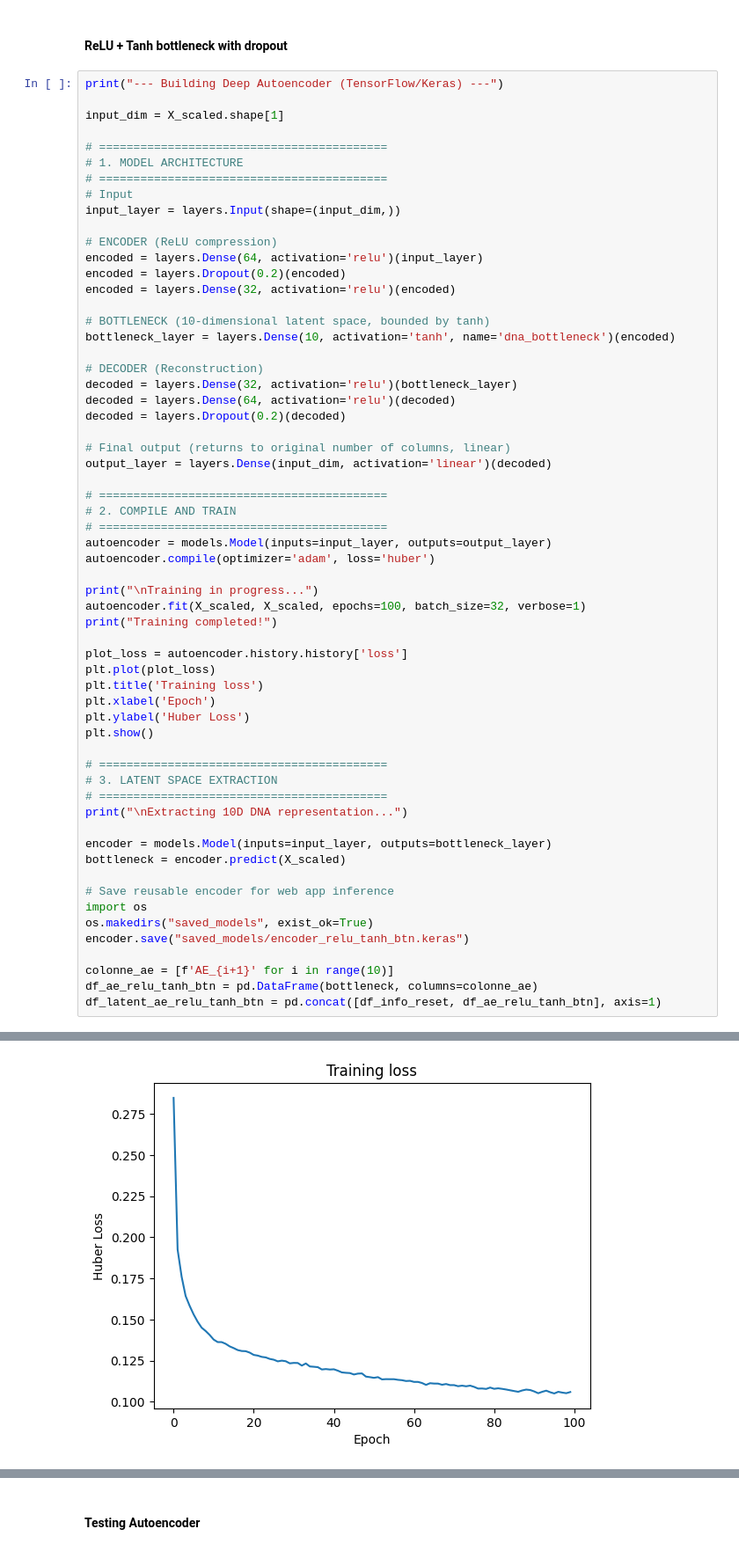
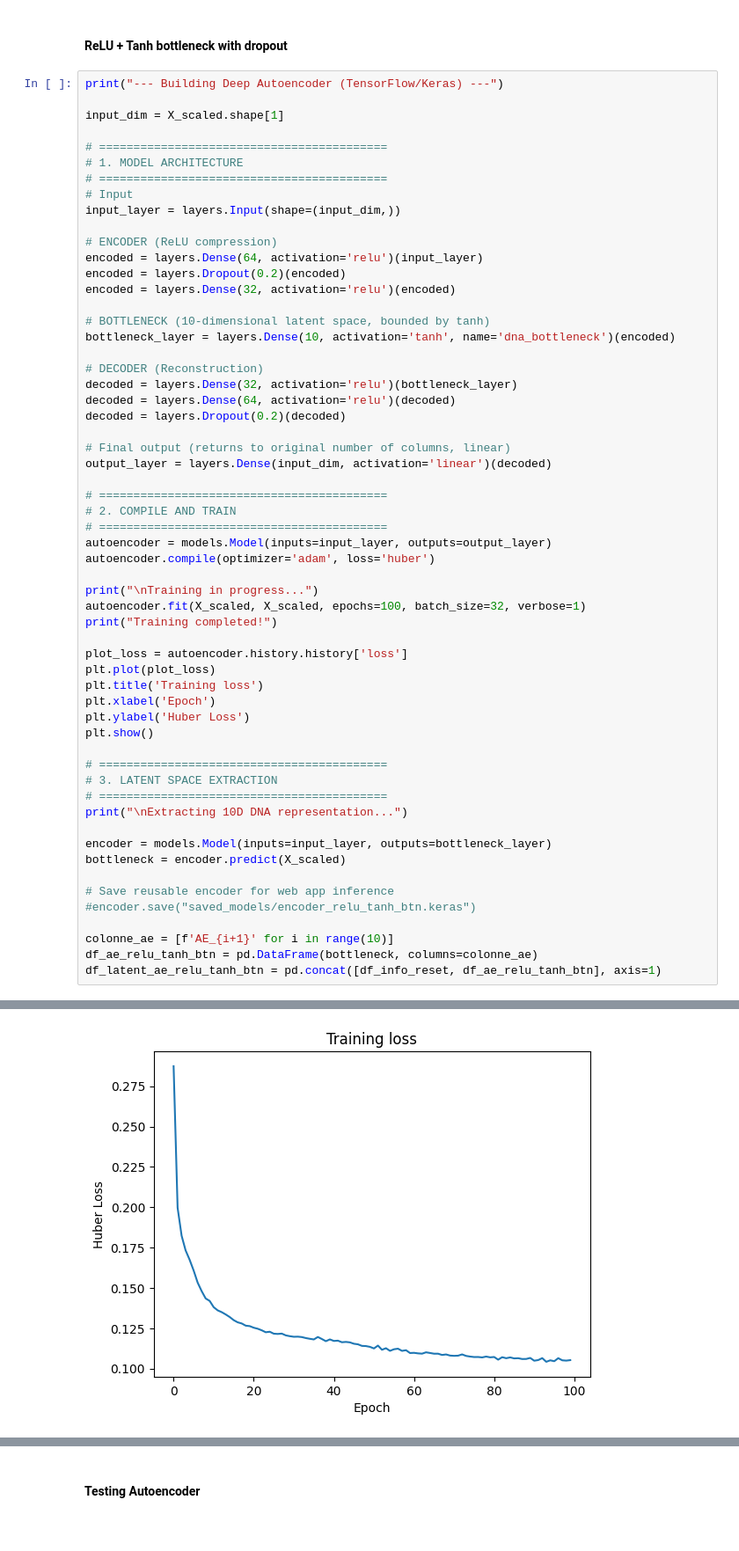
Before and after one commit to andreamurari/DataDriven_Soccer_Scouting, a Jupyter notebook: DataDriven_Soccer_Scouting.ipynb, the cells around one changed output, grey strips where cells are left out. Shown at 88% size. Saved outputs shown, nothing was run; the diff lists cells and outputs as text.

```diff
--- a/DataDriven_Soccer_Scouting.ipynb
+++ b/DataDriven_Soccer_Scouting.ipynb
@@ -634,9 +615,7 @@ encoder = models.Model(inputs=input_layer, outputs=bottleneck_layer)
 bottleneck = encoder.predict(X_scaled)
 
 # Save reusable encoder for web app inference
-import os
-os.makedirs("saved_models", exist_ok=True)
-encoder.save("saved_models/encoder_relu_tanh_btn.keras")
+#encoder.save("saved_models/encoder_relu_tanh_btn.keras")
 
 colonne_ae = [f'AE_{i+1}' for i in range(10)]
 df_ae_relu_tanh_btn = pd.DataFrame(bottleneck, columns=colonne_ae)
@@ -661,3 +640,3 @@ Epoch 100/100
 Training completed!
-[figure, old version]
+[figure, new version]
 Extracting 10D DNA representation...
```
Also changed, not shown: parts of 11 cells of this notebook, 3 other files.
